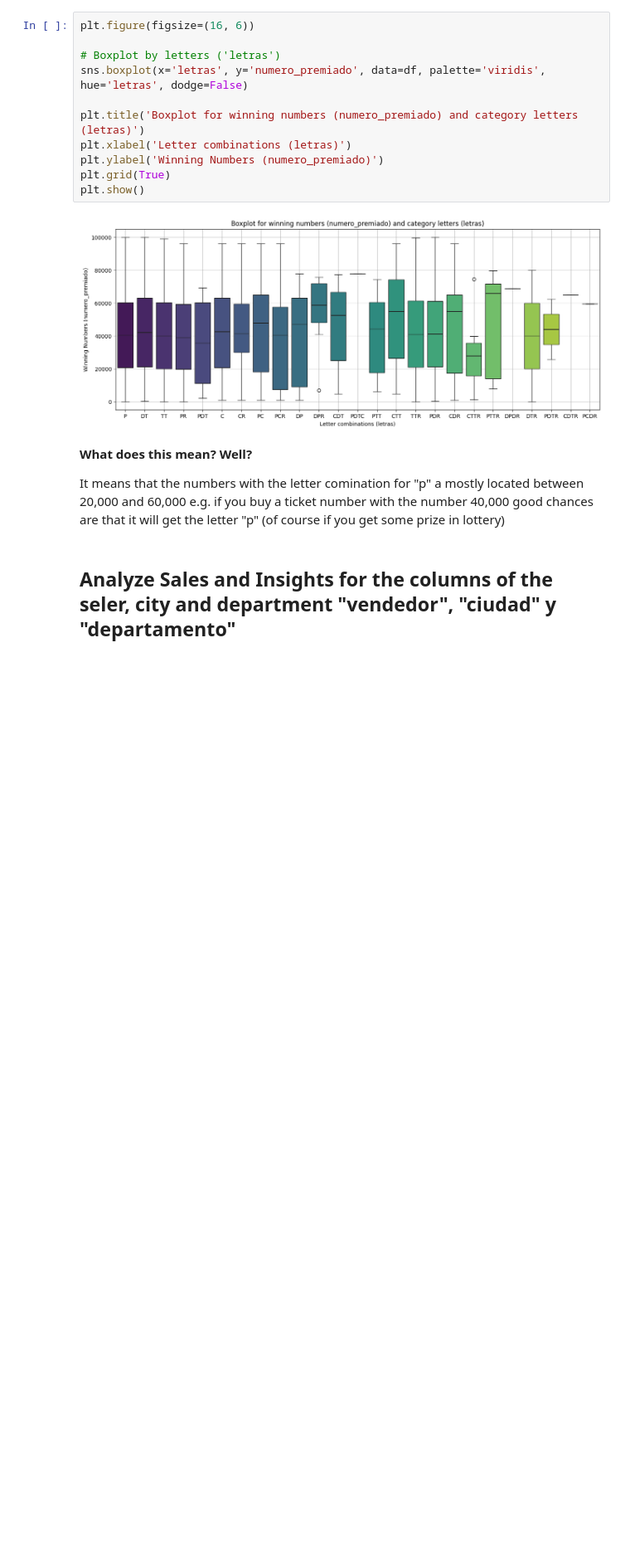
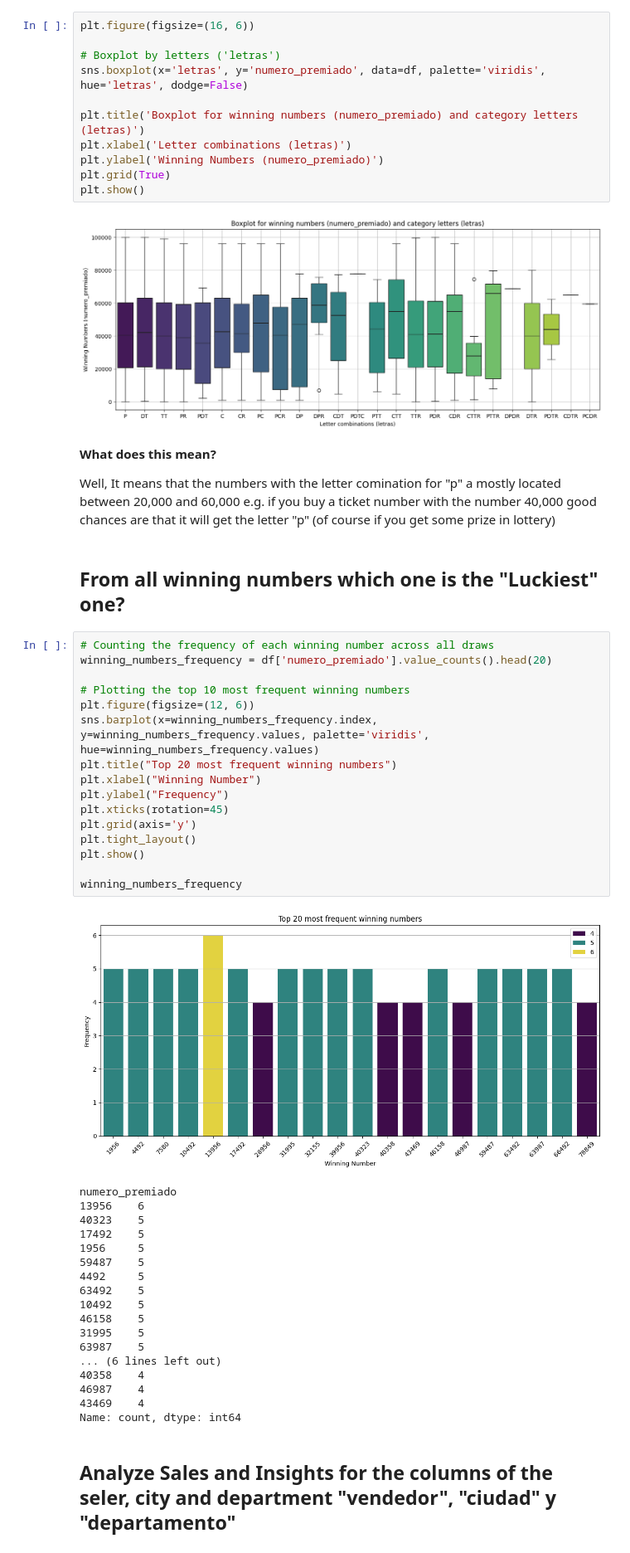
Before and after one commit to AngelDHackerman/santa-lucia-data-analysis-manual, a Jupyter notebook: notebooks/visualization_sorteos_premios.ipynb, the cells around one changed output. Shown at 83% size. Drawn from its saved outputs; the diff is of its cells as text; blank space fills up the shorter version.

Commit message:
Added top 20 of the luckiest winning numbers

```diff
--- a/notebooks/visualization_sorteos_premios.ipynb
+++ b/notebooks/visualization_sorteos_premios.ipynb
@@ -137,9 +137,46 @@ plt.show()
 # %% [output]
 [figure]
 # %% [markdown]
-**What does this mean? Well?**
+**What does this mean?**
 
-It means that the numbers with the letter comination for "p" a mostly located between 20,000 and 60,000 e.g. if you buy a ticket number with the number 40,000 good chances are that it will get the letter "p" (of course if you get some prize in lottery)
+Well, It means that the numbers with the letter comination for "p" a mostly located between 20,000 and 60,000 e.g. if you buy a ticket number with the number 40,000 good chances are that it will get the letter "p" (of course if you get some prize in lottery)
+# %% [markdown]
+## From all winning numbers which one is the "Luckiest" one?
+# %%
+# Counting the frequency of each winning number across all draws
+winning_numbers_frequency = df['numero_premiado'].value_counts().head(20)
+
+# Plotting the top 10 most frequent winning numbers
+plt.figure(figsize=(12, 6))
+sns.barplot(x=winning_numbers_frequency.index, y=winning_numbers_frequency.values, palette='viridis', hue=winning_numbers_frequency.values)
+plt.title("Top 20 most frequent winning numbers")
+plt.xlabel("Winning Number")
+plt.ylabel("Frequency")
+plt.xticks(rotation=45)
+plt.grid(axis='y')
+plt.tight_layout()
+plt.show()
+
+winning_numbers_frequency
+# %% [output]
+[figure, added]
+numero_premiado
+13956    6
+40323    5
+17492    5
+1956     5
+59487    5
+4492     5
+63492    5
+10492    5
+46158    5
+31995    5
+63987    5
+... (6 lines left out)
+40358    4
+46987    4
+43469    4
+Name: count, dtype: int64
 # %% [markdown]
 ## Analyze Sales and Insights for the columns of the seler, city and department "vendedor", "ciudad" y "departamento"
 # %%
```
